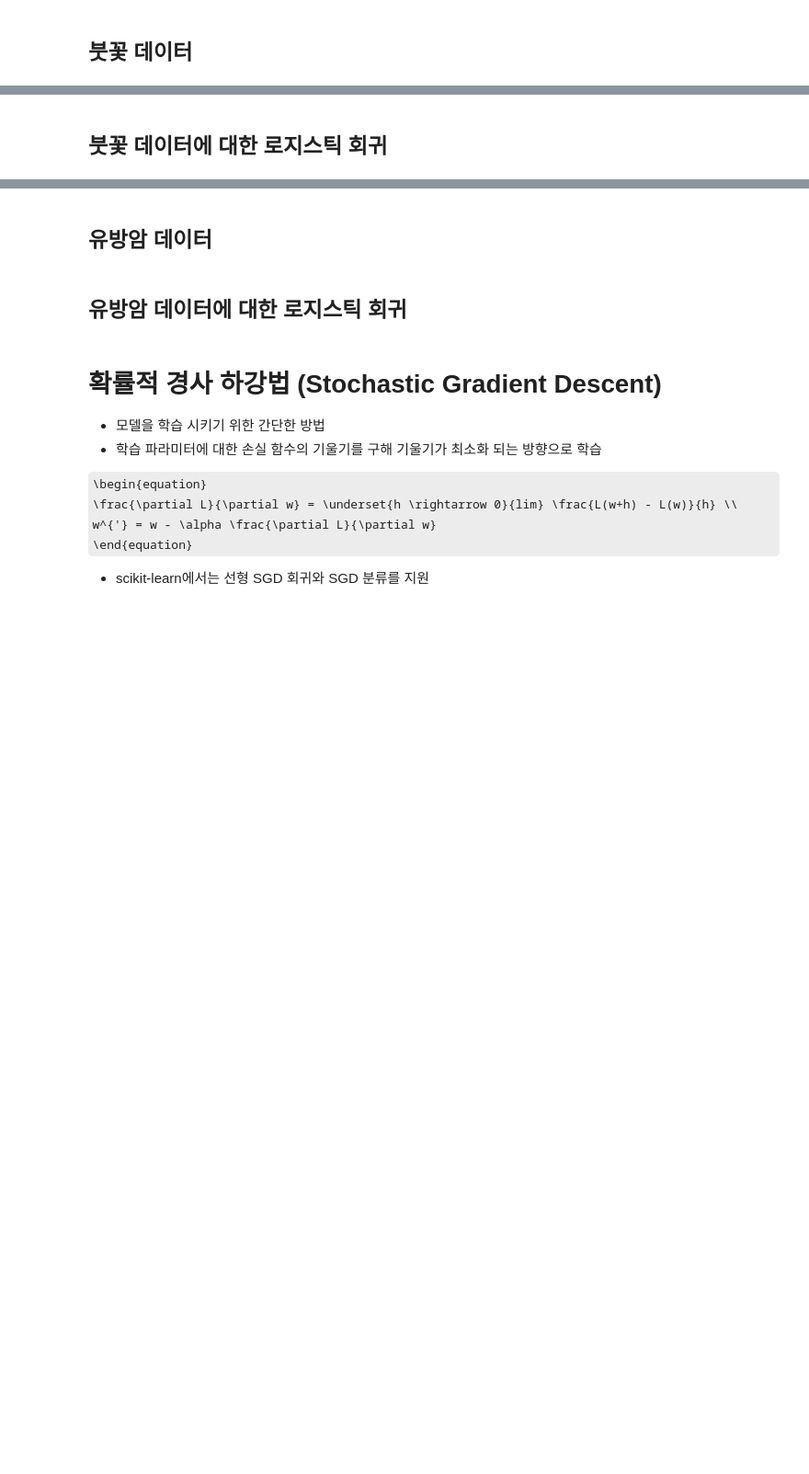
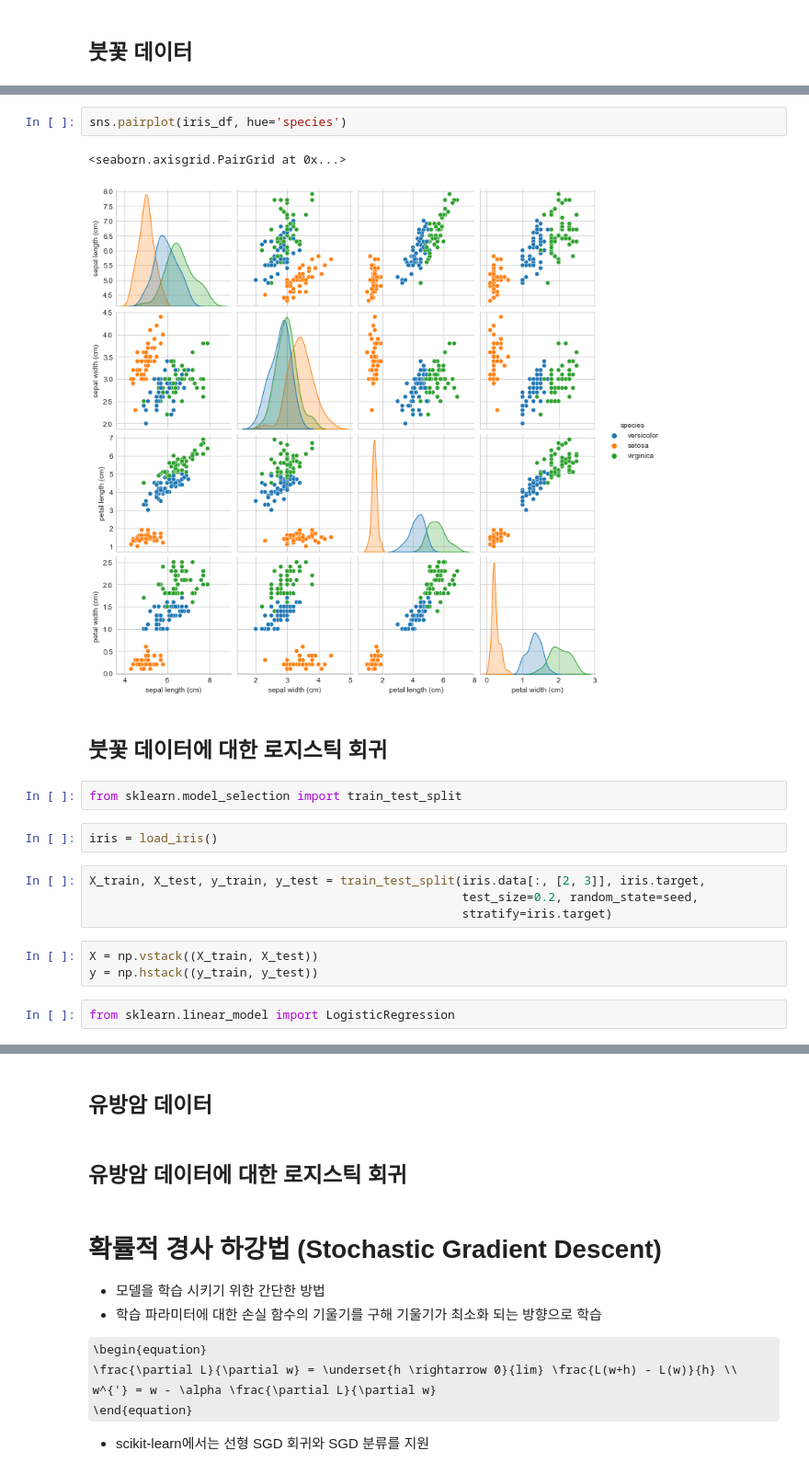
Before and after one commit to fasthill/scikit-learn-study, a Jupyter notebook: 3. Logistic_Regression.ipynb, the cells around one changed output, grey strips where cells are left out. Shown at 92% size. Drawn from its saved outputs; the diff is of its cells as text; some formulas as TeX source; blank space fills up the shorter version.

```diff
--- a/3. Logistic_Regression.ipynb
+++ b/3. Logistic_Regression.ipynb
@@ -112,2 +228,20 @@ plt.yticks()
+# %%
+sns.pairplot(iris_df, hue='species')
+# %% [output]
+<seaborn.axisgrid.PairGrid at 0x...>
+[figure, added]
 # %% [markdown]
 ## 붓꽃 데이터에 대한 로지스틱 회귀
+# %%
+from sklearn.model_selection import train_test_split
+# %%
+iris = load_iris()
+# %%
+X_train, X_test, y_train, y_test = train_test_split(iris.data[:, [2, 3]], iris.target,
+                                                    test_size=0.2, random_state=seed,
+                                                    stratify=iris.target)
+# %%
+X = np.vstack((X_train, X_test))
+y = np.hstack((y_train, y_test))
+# %%
+from sklearn.linear_model import LogisticRegression
```
Also changed, not shown: parts of 27 cells of this notebook.
